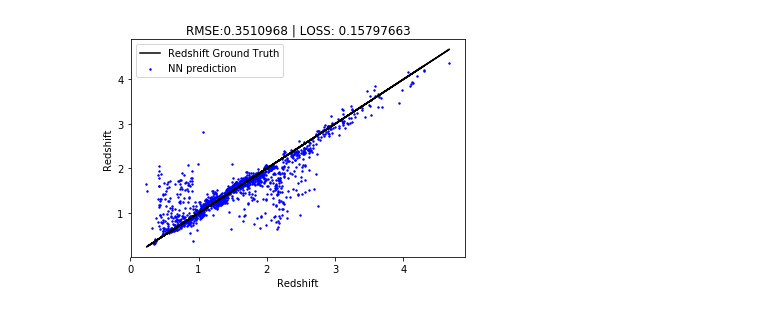
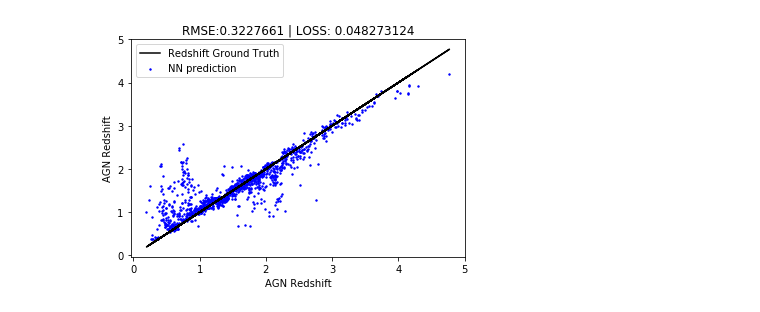
Before and after one commit to devanshipratap/DeepLearningAGN, a Jupyter notebook: src/notebooks/NN_redshift.ipynb, the cells around one changed output. Drawn from its saved outputs; the diff is of its cells as text; code cells hidden in the pictures.

Commit message:
updated neural networks

```diff
--- a/src/notebooks/NN_redshift.ipynb
+++ b/src/notebooks/NN_redshift.ipynb
@@ -49,0 +17,3 @@ test_ds = TensorDataset(X_test_t, y_test_t)
+# %%
+df = pd.read_csv('/Users/SnehPandya/Desktop/train.csv')
+df.head()
@@ -50,8 +62,6 @@ test_ds = TensorDataset(X_test_t, y_test_t)
 # %%
-# define train data loader -- does dtype conversion
-batch_size = 15
-train_dl = DataLoader(train_ds, batch_size, shuffle=True)
-test_dl = DataLoader(test_ds, batch_size, shuffle=False)
+train_dl = DataLoader(train_ds, batch_size=256, shuffle=True)
+test_dl = DataLoader(test_ds, batch_size=256, shuffle=False)
 # %%
 class Net(nn.Module):
     def __init__(self):
@@ -81,7 +87,8 @@ class Net(nn.Module):
 net = Net()
 # %%
 # loss function and optimizer
-optimizer = optim.Adam(net.parameters(), lr=0.001)
+lr = .01
+optimizer = optim.AdamW(net.parameters(), lr=lr)
 loss_function = F.smooth_l1_loss
 # %%
 # training loop
@@ -124,4 +143,4 @@ def train(num_epochs, model, loss_fn, optimizer):
     plt.show()
 # %%
-train(15, net, loss_function, optimizer)
+train(100, net, loss_function, optimizer)
 # %% [output]
@@ -141,29 +162,33 @@ tensor(0.0108, grad_fn=<SmoothL1LossBackward>)
 # %%
 # testing loop
 def test(net):
 
     with torch.no_grad():
-        outputs_pred = []
-        outputs_y = []
+        outputs_ID, outputs_pred, outputs_z = ([] for i in range(3))
 
         for data in test_dl:
-            X, y = data  # X is the batch of features, y is the batch of targets.
-            outputs_y.append(y.float())
+            ID, X, z = data  # X is the batch of features, y is the batch of targets.
+            outputs_ID.append(ID)
+            outputs_z.append(z.float())
             output = net(X.float()) # pass in the reshaped batch (recall they are 28x28 atm)
             outputs_pred.append(output.float())
-            loss = loss_function(output.squeeze(), y.float())# calc and grab the loss value
+            loss = loss_function(output.squeeze(), z.float())# calc and grab the loss value
 
-        inputs = torch.cat(outputs_y).data # .stack for using dataset (.cat for dataloader)
-        results = torch.cat(outputs_pred).data
-        rmse = np.sqrt(metrics.mean_squared_error(inputs, results))
-        plt.plot(inputs,inputs,color='black', label = 'Redshift Ground Truth')
-        plt.scatter(inputs,results,s=2,color='blue', label = 'NN prediction')
+        ground_truth = torch.cat(outputs_z).data # .stack for using dataset (.cat for dataloader)
+        predictions = torch.cat(outputs_pred).data.flatten()
+        ID = torch.cat(outputs_ID).data
+        rmse = np.sqrt(metrics.mean_squared_error(ground_truth, predictions))
+        plt.plot(ground_truth, ground_truth,color='black', label = 'Redshift Ground Truth')
+        plt.scatter(ground_truth, predictions,s=2, color='blue', label = 'NN prediction')
         plt.title('RMSE:' + str(rmse) + ' | LOSS: ' + str(loss.data.numpy()))
-        plt.xlabel('Redshift')
-        plt.ylabel('Redshift')
+        plt.xlabel('AGN Redshift')
+        plt.ylabel('AGN Redshift')
         plt.legend()
         plt.show()
 
-test(net)
+        df = pd.DataFrame({'ID':ID.numpy(), 'ground truth':ground_truth.numpy(), 'network predictions':predictions.numpy() })
+        return df
+
+df = test(net)
 # %% [output]
-[figure, old version]
+[figure, new version]
```
Also changed, not shown: parts of 13 cells of this notebook, 3 other files.
